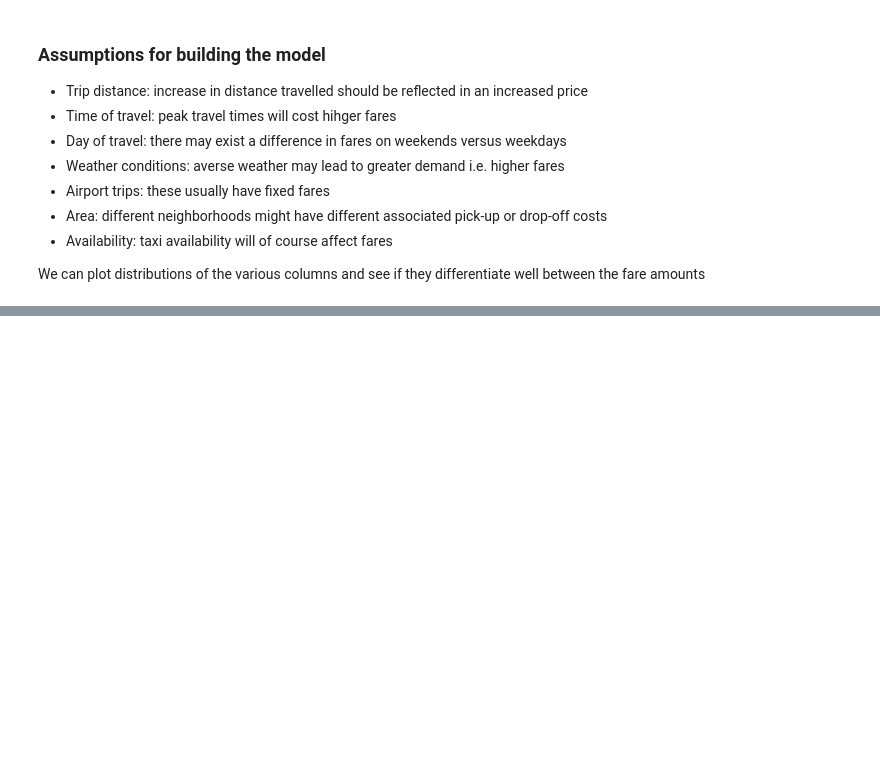
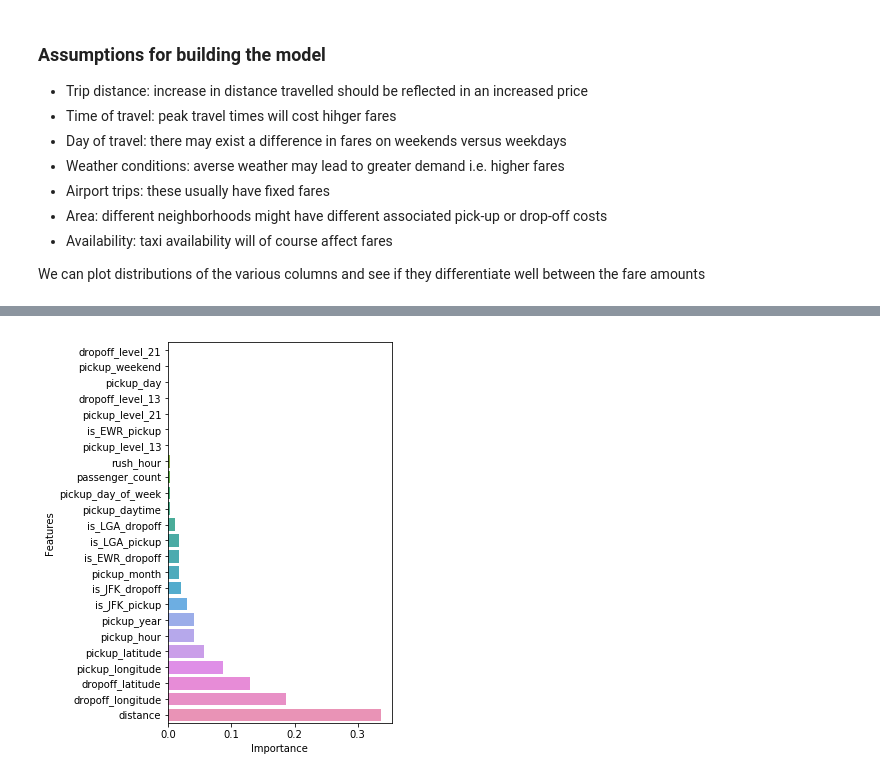
Before and after one commit to arjology/data_science, a Jupyter notebook: nyc_taxi_fare_prediction/nyc_fares.ipynb, the cells around one changed output, grey strips where cells are left out. Drawn from its saved outputs; the diff is of its cells as text; code cells hidden in the pictures; blank space fills up the shorter version.

```diff
--- a/nyc_taxi_fare_prediction/nyc_fares.ipynb
+++ b/nyc_taxi_fare_prediction/nyc_fares.ipynb
@@ -447,0 +859,22 @@ plot_pickup_dropoff([pickup_mean_GPS, pickup_min_GPS, pickup_max_GPS],
+# %%
+test_size = 0.2
+X_train, X_test, y_train, y_test = model_selection.train_test_split(train_df_nonZeros.drop(['key', 'fare_amount'],axis=1),
+                                                                    train_df_nonZeros.fare_amount,
+                                                                    test_size=test_size,
+                                                                    random_state=seed)
+eval_set = [(X_train, y_train), (X_test, y_test)]
+eval_metric = ["gamma-nloglik","gamma-deviance"]
+xgb_model = xgb.XGBRegressor(silent=False,
+                             scale_pos_weight=1,
+                             learning_rate=0.1,
+                             colsample_bytree =0.3,
+                             subsample = .8,
+                             objective='reg:gamma',
+                             n_estimators=100,
+                             reg_lambda=1,
+                             max_depth=2,
+                             gamma=2,
+                             n_jobs=20
+                         )
+# %%
+xgb_model.fit(X_train, y_train, eval_metric=eval_metric, eval_set=eval_set, verbose=False)
@@ -447,0 +905,12 @@ plot_pickup_dropoff([pickup_mean_GPS, pickup_min_GPS, pickup_max_GPS],
+# %%
+xgb_rs = pd.DataFrame({'values': xgb_model.feature_importances_, 'features': X_train.columns}).sort_values(by='values')
+f = plt.figure(figsize=(4,7))
+ax = sns.barplot(
+    y='features',
+    x='values',
+    data=xgb_rs
+    );
+ax.set(xlabel='Importance', ylabel='Features')
+plt.savefig('../figures/nyc_taxi_feat_importance.png', bbox_inches='tight')
+# %% [output]
+[figure, added]
```
Also changed, not shown: parts of 60 cells of this notebook, 3 other files.
